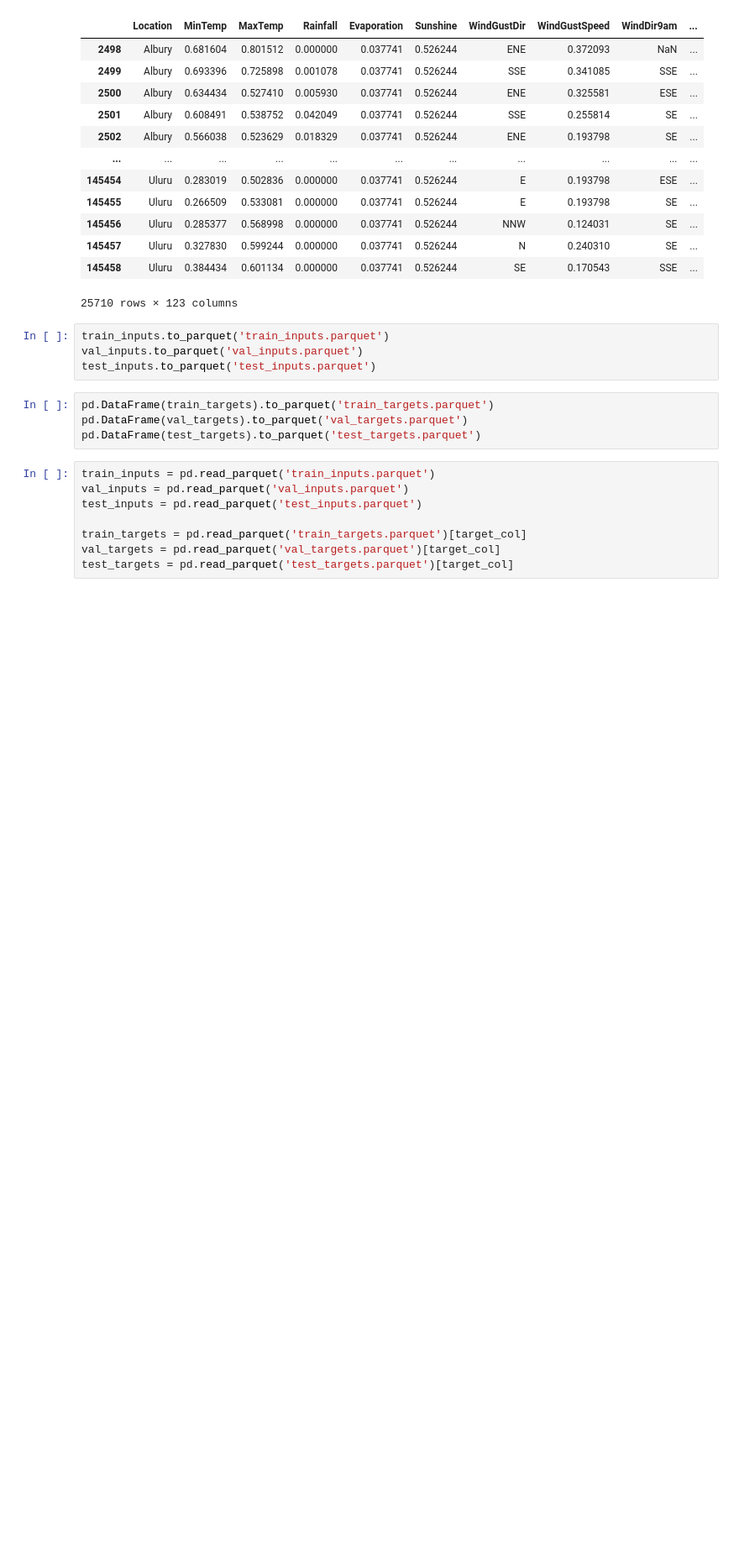
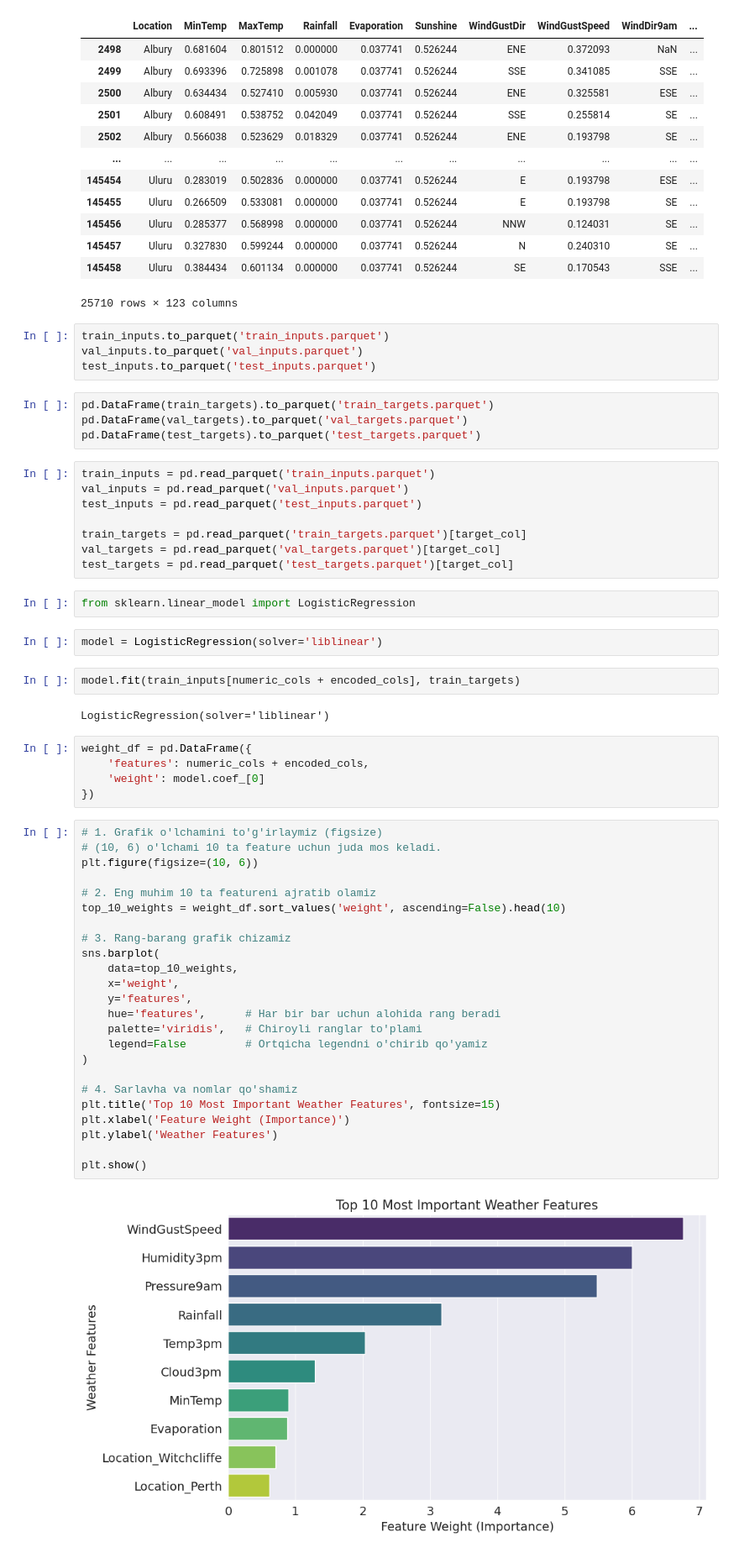
Before and after one commit to JohnUfo/python-and-scikit-tutorial, a Jupyter notebook: Logistic_Regression_with_Scikit_learn.ipynb, the cells around one changed output. Shown at 84% size. Cells and saved outputs as stored; diff of their text form; blank space fills up the shorter version.

```diff
--- a/Logistic_Regression_with_Scikit_learn.ipynb
+++ b/Logistic_Regression_with_Scikit_learn.ipynb
@@ -329,3 +367,42 @@ test_inputs = pd.read_parquet('test_inputs.parquet')
 train_targets = pd.read_parquet('train_targets.parquet')[target_col]
 val_targets = pd.read_parquet('val_targets.parquet')[target_col]
 test_targets = pd.read_parquet('test_targets.parquet')[target_col]
+# %%
+from sklearn.linear_model import LogisticRegression
+# %%
+model = LogisticRegression(solver='liblinear')
+# %%
+model.fit(train_inputs[numeric_cols + encoded_cols], train_targets)
+# %% [output]
+LogisticRegression(solver='liblinear')
+# %%
+weight_df = pd.DataFrame({
+    'features': numeric_cols + encoded_cols,
+    'weight': model.coef_[0]
+})
+# %%
+# 1. Grafik o'lchamini to'g'irlaymiz (figsize)
+# (10, 6) o'lchami 10 ta feature uchun juda mos keladi.
+plt.figure(figsize=(10, 6))
+
+# 2. Eng muhim 10 ta featureni ajratib olamiz
+top_10_weights = weight_df.sort_values('weight', ascending=False).head(10)
+
+# 3. Rang-barang grafik chizamiz
+sns.barplot(
+    data=top_10_weights,
+    x='weight',
+    y='features',
+    hue='features',      # Har bir bar uchun alohida rang beradi
+    palette='viridis',   # Chiroyli ranglar to'plami
+    legend=False         # Ortqicha legendni o'chirib qo'yamiz
+)
+
+# 4. Sarlavha va nomlar qo'shamiz
+plt.title('Top 10 Most Important Weather Features', fontsize=15)
+plt.xlabel('Feature Weight (Importance)')
+plt.ylabel('Weather Features')
+
+plt.show()
+# %% [output]
+[figure, added]
```
Also changed, not shown: parts of 2 cells of this notebook.
